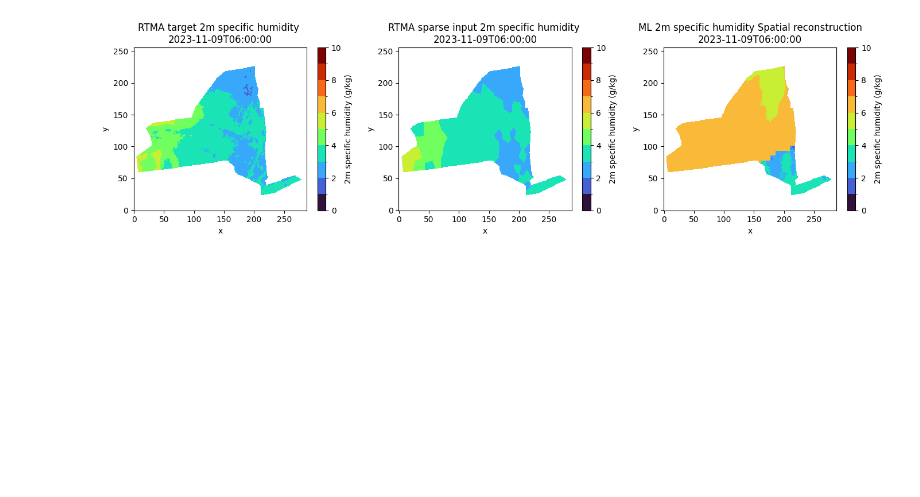
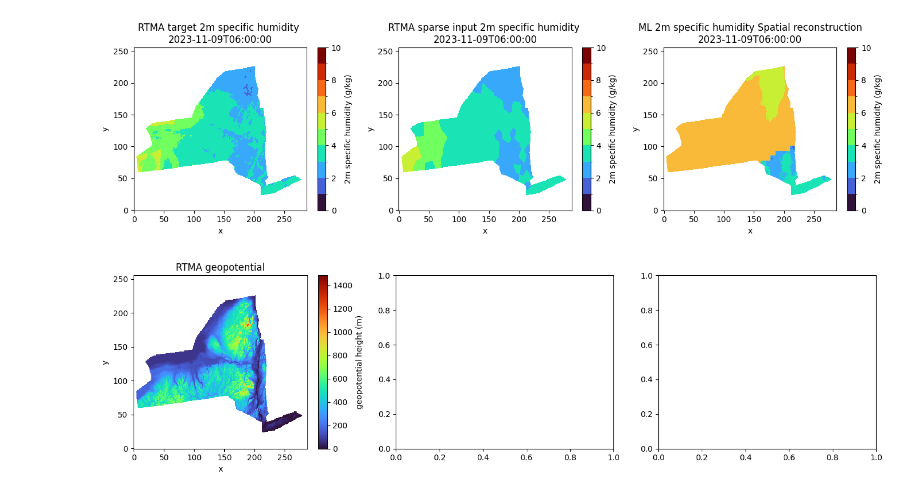
Before and after one commit to HarishBaki/Sparse_to_dense_meteorological_variables, a Jupyter notebook: TMRW_plots.ipynb, the cells around one changed output. Drawn from its saved outputs; the diff is of its cells as text; code cells hidden in the pictures; blank space fills up the shorter version.

```diff
--- a/TMRW_plots.ipynb
+++ b/TMRW_plots.ipynb
@@ -329,3 +328,20 @@ plt.tight_layout()
 plt.savefig(FIG_DIR+'/RTMA_2m specific humidity_sparse_to_dense.png', dpi=300)
 # %% [output]
 [figure]
+# %%
+# Create 1x2 subplots
+fig, axes = plt.subplots(1, 3, figsize=(14, 4))
+
+# Plot target data
+test_plot = (input_tensor[1,...]).where(mask).plot(
+    ax=axes[0],
+    cmap=cmap,
+    add_colorbar=True,
+    cbar_kwargs={'label': 'geopotential height (m)'}
+)
+axes[0].set_title('RTMA geopotential', fontsize=12)
+plt.tight_layout()
+
+plt.savefig(FIG_DIR+'/RTMA_geopotential_height.png', dpi=300)
+# %% [output]
+[figure, added]
```
Also changed, not shown: parts of 3 cells of this notebook.
